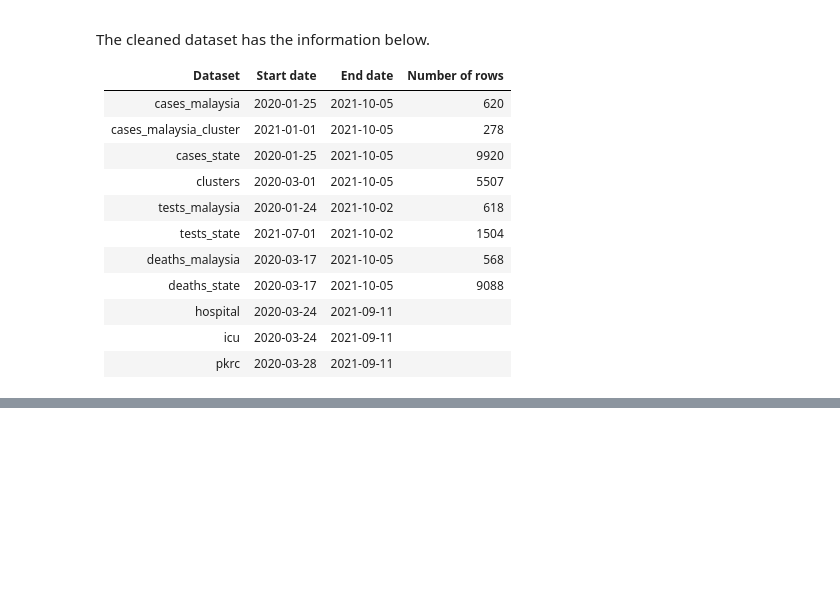
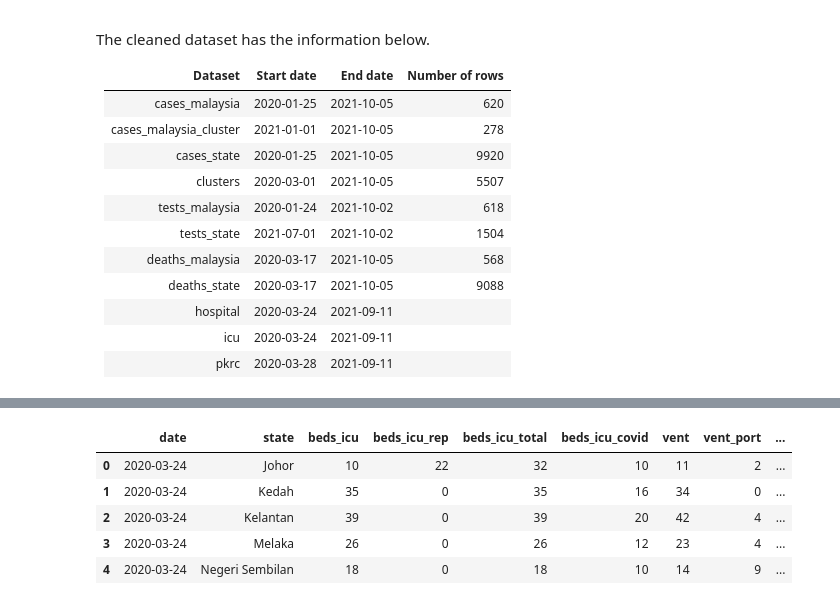
Before and after one commit to BingQuanChua/COVID-19-Msia-Cases-And-Vaccination, a Jupyter notebook: EDA - Epidemic.ipynb, the cells around one changed output, grey strips where cells are left out. Saved outputs shown, nothing was run; the diff lists cells and outputs as text; code cells hidden in the pictures; blank space fills up the shorter version.

```diff
--- a/EDA - Epidemic.ipynb
+++ b/EDA - Epidemic.ipynb
@@ -509,0 +530,9 @@ _The datasets below have been constructed to provide 3 kinds of insight. First,
+# %%
+icu.head()
+# %% [output]
+|  | date | state | beds_icu | beds_icu_rep | beds_icu_total | beds_icu_covid | vent | vent_port | ... |
+| 0 | 2020-03-24 | Johor | 10 | 22 | 32 | 10 | 11 | 2 | ... |
+| 1 | 2020-03-24 | Kedah | 35 | 0 | 35 | 16 | 34 | 0 | ... |
+| 2 | 2020-03-24 | Kelantan | 39 | 0 | 39 | 20 | 42 | 4 | ... |
+| 3 | 2020-03-24 | Melaka | 26 | 0 | 26 | 12 | 23 | 4 | ... |
+| 4 | 2020-03-24 | Negeri Sembilan | 18 | 0 | 18 | 10 | 14 | 9 | ... |
```
Also changed, not shown: parts of 3 cells of this notebook, 2 other files.
